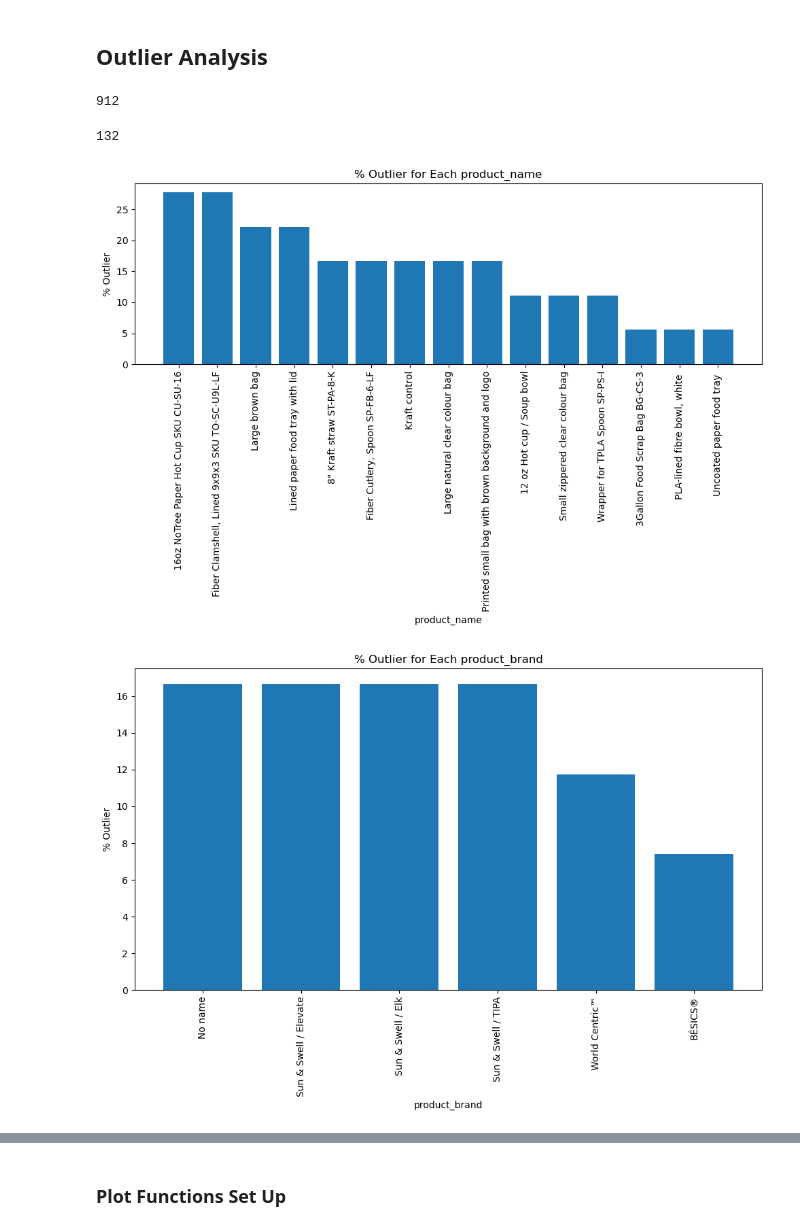
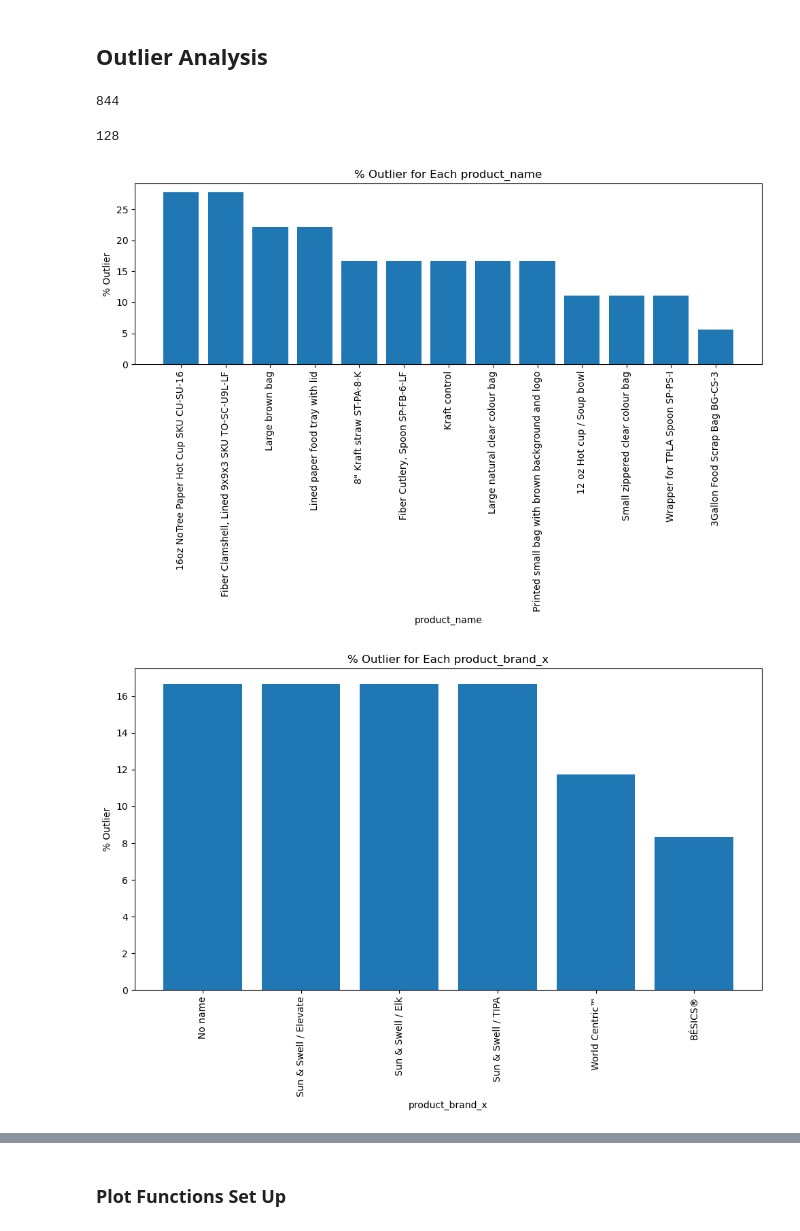
Before and after one commit to uchicago-dsi/compostable-disintegration-analysis, a Jupyter notebook: notebooks/CASP004-01_visualizations.ipynb, the cells around one changed output, grey strips where cells are left out. Cells and saved outputs as stored; diff of their text form; code cells hidden in the pictures.

```diff
--- a/notebooks/CASP004-01_visualizations.ipynb
+++ b/notebooks/CASP004-01_visualizations.ipynb
@@ -6,10 +6,12 @@ import seaborn as sns
 # %%
 df_master = pd.read_csv("../data/CASP004-01/masterfile.csv")
 df_master['product_brand'] = df_master['product_brand'].str.rstrip()
+materials = pd.read_csv("../data/CASP004-01/raw/materials.csv")
 def correct_product_brand_spacing(df, column_name):
     # Add a space before the slash if it's not there and remove extra spaces after the slash
     df[column_name] = df[column_name].str.replace(r'/', ' / ').str.replace(r'\s+', ' ', regex=True)
     return df
-
 df_master = correct_product_brand_spacing(df_master, 'product_brand')
+df_master = pd.merge(df_master, materials, on='product_name')
 df_master['material_I'] = df_master['material_I'].str.replace('Bioopolymer', 'Biopolymer')
+df_master
@@ -19,12 +35,12 @@ df_master['material_I'] = df_master['material_I'].str.replace('Bioopolymer', 'Bi
 df_non_outlier = df_master[df_master['outlier_alert']==False]
 len(df_non_outlier)
 # %% [output]
-912
+844
 # %%
 df_outlier = df_master[df_master['outlier_alert']==True]
 len(df_outlier)
 # %% [output]
-132
+128
 # %%
 def outlier_plot(col):
     outlier_category = df_outlier.groupby([col])['outlier_alert'].count().reset_index()
@@ -43,8 +59,8 @@ def outlier_plot(col):
 
 outlier_plot('product_name')
 # %% [output]
-[figure, old version]
+[figure, new version]
 # %%
-outlier_plot('product_brand')
+outlier_plot('product_brand_x')
 # %% [output]
-[figure, old version]
+[figure, new version]
```
Also changed, not shown: parts of 17 cells of this notebook, 6 other files.
